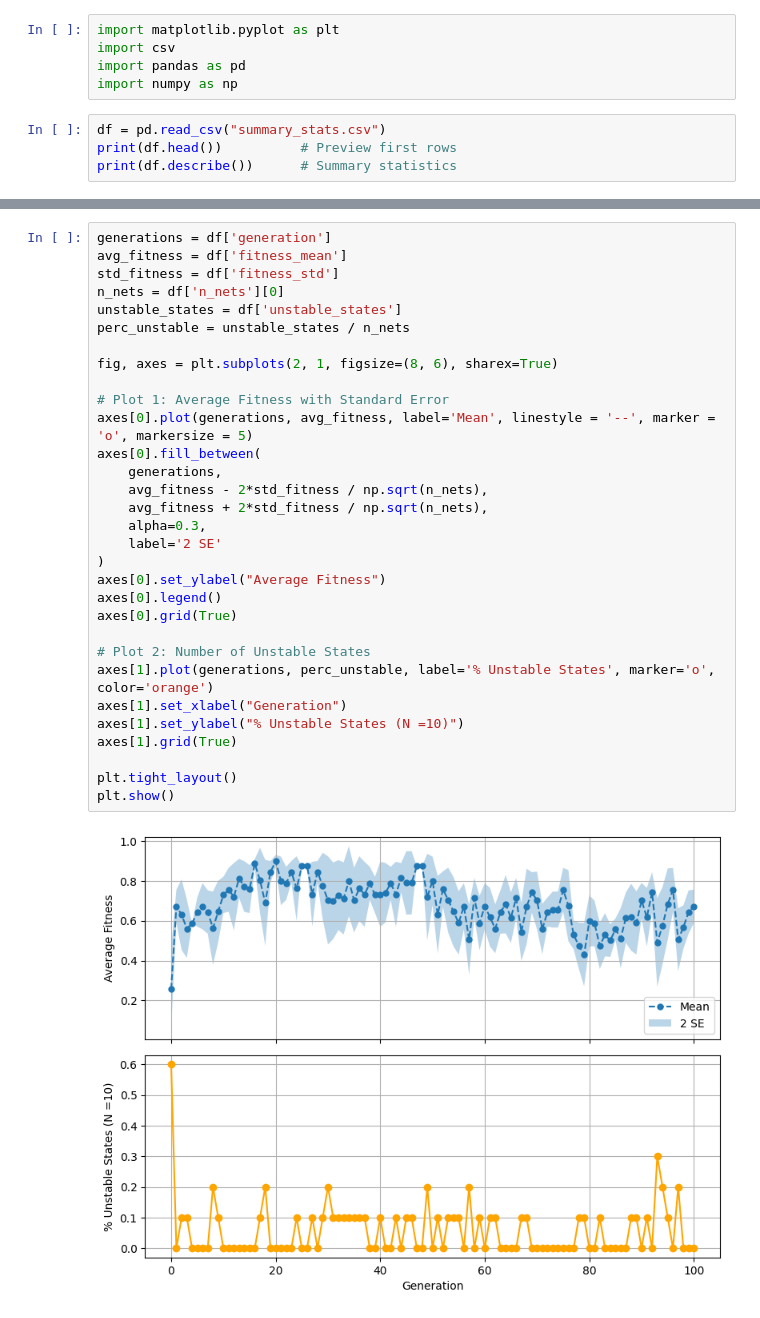
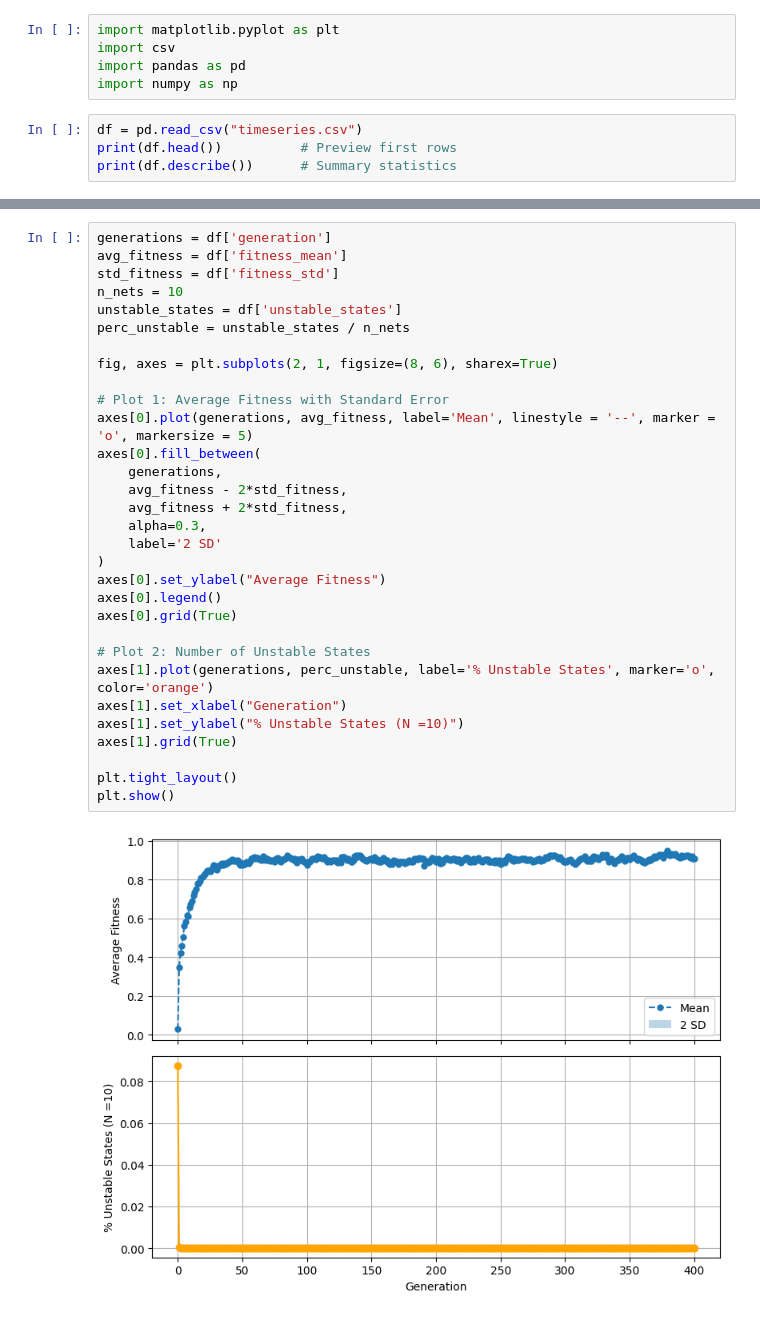
Before and after one commit to leonardoestrella/GRNEvolutionProject, a Jupyter notebook: analysis/data_analysis.ipynb, the cells around one changed output, grey strips where cells are left out. Saved outputs shown, nothing was run; the diff lists cells and outputs as text.

```diff
--- a/analysis/data_analysis.ipynb
+++ b/analysis/data_analysis.ipynb
@@ -4,7 +4,7 @@ import csv
 import pandas as pd
 import numpy as np
 # %%
-df = pd.read_csv("summary_stats.csv")
+df = pd.read_csv("timeseries.csv")
 print(df.head())          # Preview first rows
 print(df.describe())      # Summary statistics
 # %% [output]
@@ -28,33 +28,33 @@ max       1.000000         6.000000    10.0      5.0
 # %%
 generations = df['generation']
 avg_fitness = df['fitness_mean']
 std_fitness = df['fitness_std']
-n_nets = df['n_nets'][0]
+n_nets = 10
 unstable_states = df['unstable_states']
 perc_unstable = unstable_states / n_nets
 
 fig, axes = plt.subplots(2, 1, figsize=(8, 6), sharex=True)
 
 # Plot 1: Average Fitness with Standard Error
 axes[0].plot(generations, avg_fitness, label='Mean', linestyle = '--', marker = 'o', markersize = 5)
 axes[0].fill_between(
     generations,
-    avg_fitness - 2*std_fitness / np.sqrt(n_nets),
-    avg_fitness + 2*std_fitness / np.sqrt(n_nets),
+    avg_fitness - 2*std_fitness,
+    avg_fitness + 2*std_fitness,
     alpha=0.3,
-    label='2 SE'
+    label='2 SD'
 )
 axes[0].set_ylabel("Average Fitness")
 axes[0].legend()
 axes[0].grid(True)
 
 # Plot 2: Number of Unstable States
 axes[1].plot(generations, perc_unstable, label='% Unstable States', marker='o', color='orange')
 axes[1].set_xlabel("Generation")
 axes[1].set_ylabel("% Unstable States (N =10)")
 axes[1].grid(True)
 
 plt.tight_layout()
 plt.show()
 # %% [output]
-[figure, old version]
+[figure, new version]
```
Also changed, not shown: parts of 5 cells of this notebook, 9 other files.
